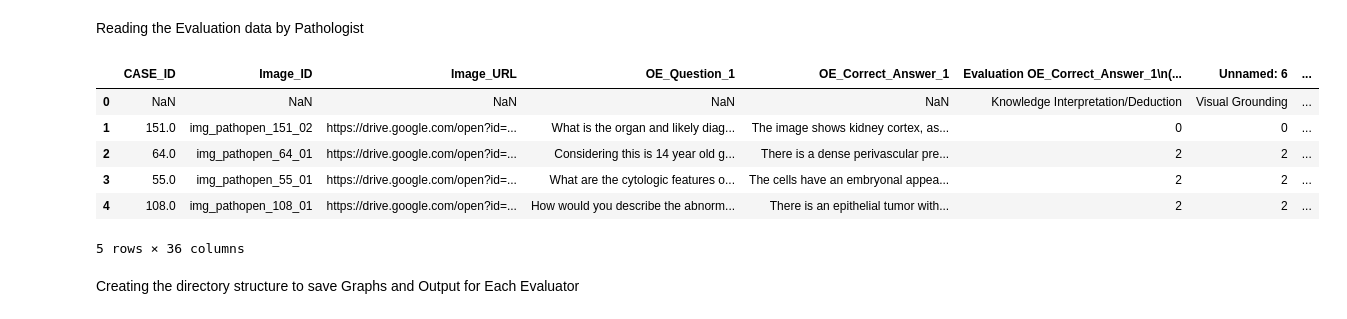
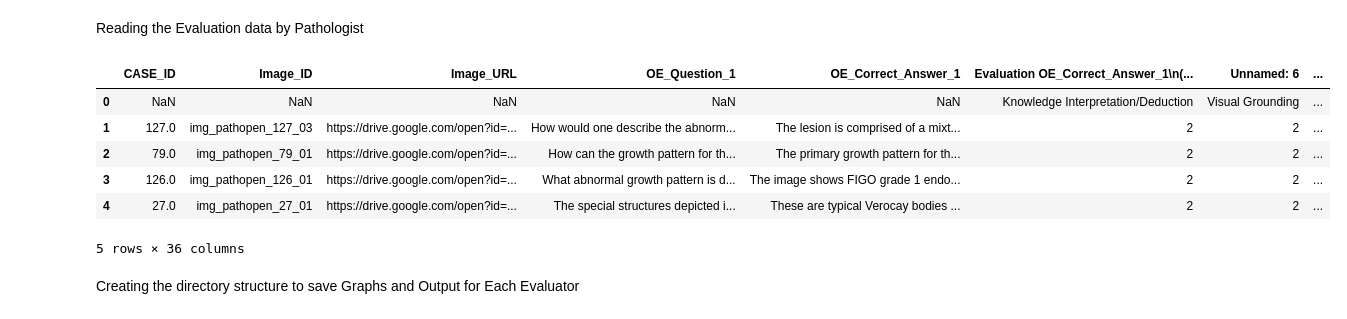
Before and after one commit to embedded-robotics/path-open-data, a Jupyter notebook: pathopen_eval_data_analysis.ipynb, the cells around one changed output. Cells and saved outputs as stored; diff of their text form; code cells hidden in the pictures.

```diff
--- a/pathopen_eval_data_analysis.ipynb
+++ b/pathopen_eval_data_analysis.ipynb
@@ -6,17 +6,17 @@ import os
 # %% [markdown]
 Reading the Evaluation data by Pathologist
 # %%
-evaluator_id = 'evaluator1'
+evaluator_id = 'evaluator3'
 eval_data_path = f"input/{evaluator_id}/pathopen_eval_data.csv"
 eval_data = pd.read_csv(eval_data_path)
 eval_data.head()
 # %% [output]
 |  | CASE_ID | Image_ID | Image_URL | OE_Question_1 | OE_Correct_Answer_1 | Evaluation OE_Correct_Answer_1\n(... | Unnamed: 6 | ... |
 | 0 | NaN | NaN | NaN | NaN | NaN | Knowledge Interpretation/Deduction | Visual Grounding | ... |
-| 1 | 151.0 | img_pathopen_151_02 | https://drive.google.com/open?id=... | What is the organ and likely diag... | The image shows kidney cortex, as... | 0 | 0 | ... |
-| 2 | 64.0 | img_pathopen_64_01 | https://drive.google.com/open?id=... | Considering this is 14 year old g... | There is a dense perivascular pre... | 2 | 2 | ... |
-| 3 | 55.0 | img_pathopen_55_01 | https://drive.google.com/open?id=... | What are the cytologic features o... | The cells have an embryonal appea... | 2 | 2 | ... |
-| 4 | 108.0 | img_pathopen_108_01 | https://drive.google.com/open?id=... | How would you describe the abnorm... | There is an epithelial tumor with... | 2 | 2 | ... |
+| 1 | 127.0 | img_pathopen_127_03 | https://drive.google.com/open?id=... | How would one describe the abnorm... | The lesion is comprised of a mixt... | 2 | 2 | ... |
+| 2 | 79.0 | img_pathopen_79_01 | https://drive.google.com/open?id=... | How can the growth pattern for th... | The primary growth pattern for th... | 2 | 2 | ... |
+| 3 | 126.0 | img_pathopen_126_01 | https://drive.google.com/open?id=... | What abnormal growth pattern is d... | The image shows FIGO grade 1 endo... | 2 | 2 | ... |
+| 4 | 27.0 | img_pathopen_27_01 | https://drive.google.com/open?id=... | The special structures depicted i... | These are typical Verocay bodies ... | 2 | 2 | ... |
 5 rows × 36 columns
 # %% [markdown]
 Creating the directory structure to save Graphs and Output for Each Evaluator
```
Also changed, not shown: parts of 10 cells of this notebook, 25 other files.
